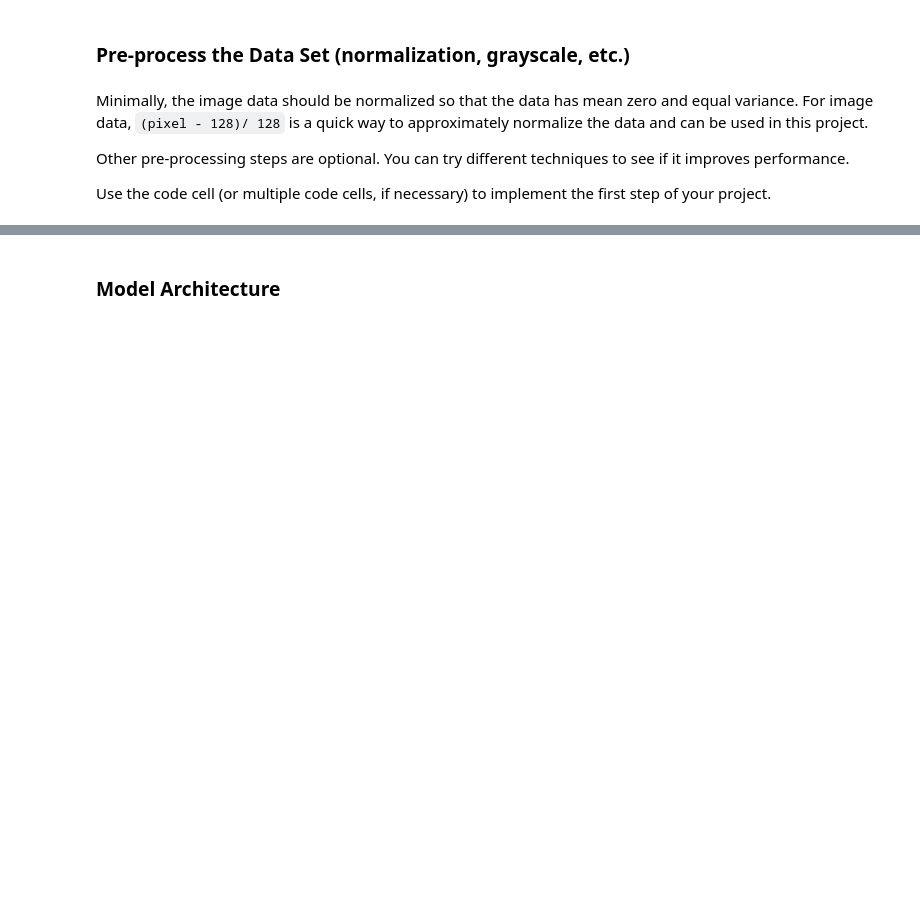
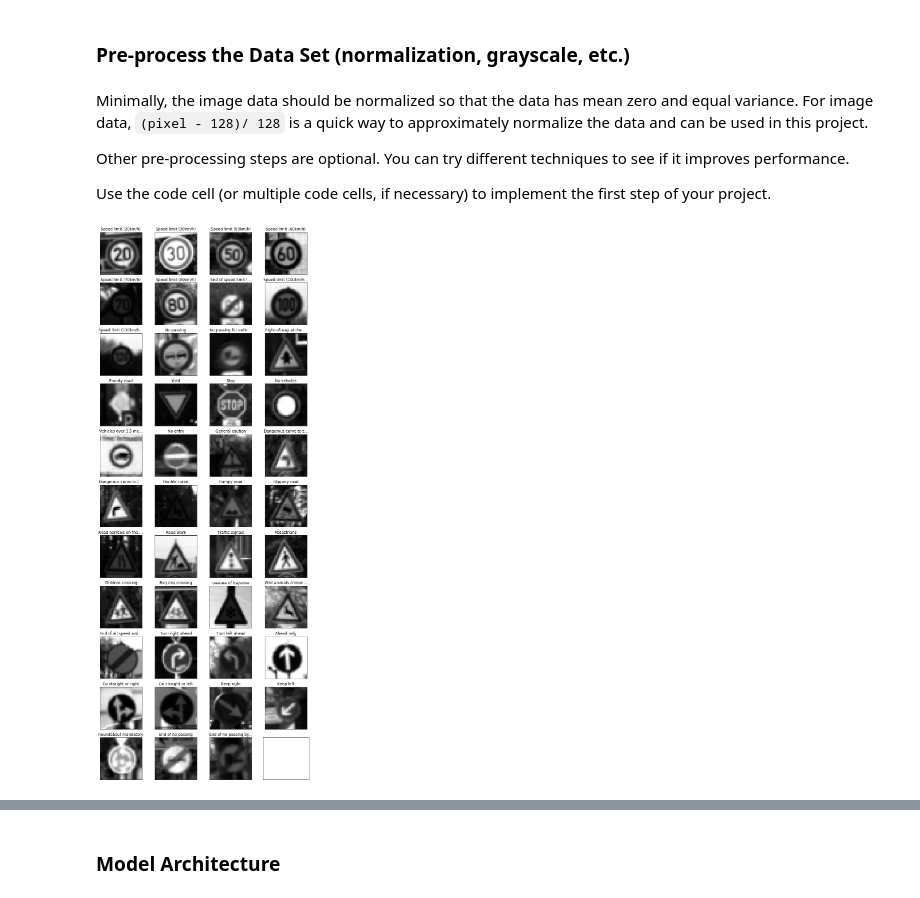
Before and after one commit to rjmoss/CarND-Traffic-Sign-Classifier-Project, a Jupyter notebook: Traffic_Sign_Classifier.ipynb, the cells around one changed output, grey strips where cells are left out. Saved outputs shown, nothing was run; the diff lists cells and outputs as text; code cells hidden in the pictures; blank space fills up the shorter version.

```diff
--- a/Traffic_Sign_Classifier.ipynb
+++ b/Traffic_Sign_Classifier.ipynb
@@ -169,3 +170,29 @@ Minimally, the image data should be normalized so that the data has mean zero an
 Other pre-processing steps are optional. You can try different techniques to see if it improves performance.
 
 Use the code cell (or multiple code cells, if necessary) to implement the first step of your project.
+# %%
+# Grayscale
+if True:
+    X_train_gray = np.array([cv2.cvtColor(img, cv2.COLOR_RGB2GRAY) for img in X_train])
+    X_valid_gray = np.array([cv2.cvtColor(img, cv2.COLOR_RGB2GRAY) for img in X_valid])
+    X_test_gray = np.array([cv2.cvtColor(img, cv2.COLOR_RGB2GRAY) for img in X_test])
+
+    X_train_gray = X_train_gray[:,:,:,None]
+    X_valid_gray = X_valid_gray[:,:,:,None]
+    X_test_gray = X_test_gray[:,:,:,None]
+
+#     print(X_train.shape)
+#     print(X_train_gray.shape)
+#     X_train = np.concatenate((X_train, X_train_gray), axis=3)
+#     X_valid = np.concatenate((X_valid, X_valid_gray), axis=3)
+#     X_test = np.concatenate((X_test, X_test_gray), axis=3)
+#     print(X_train.shape)
+
+
+    X_train = X_train_gray
+    X_valid = X_valid_gray
+    X_test = X_test_gray
+# %%
+show_sample(X_train, y_train, signnames)
+# %% [output]
+[figure, added]
```
Also changed, not shown: parts of 25 cells of this notebook.
